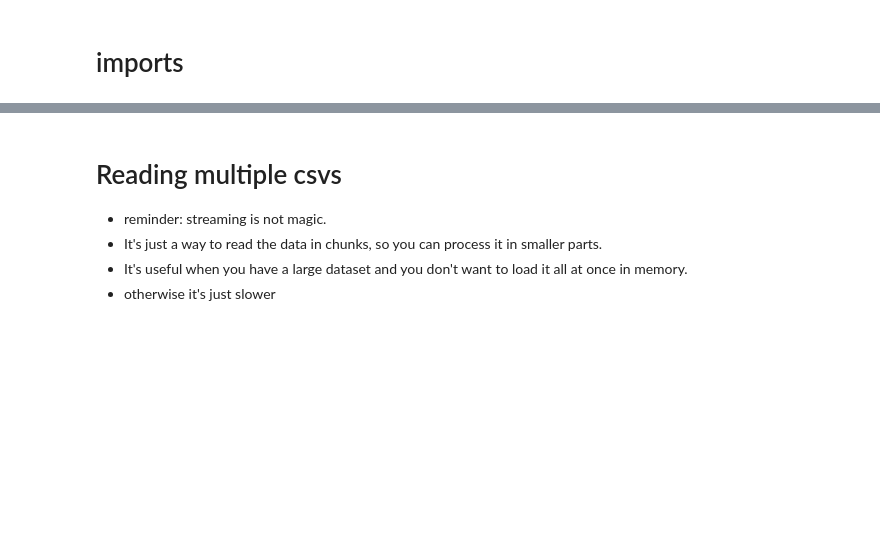
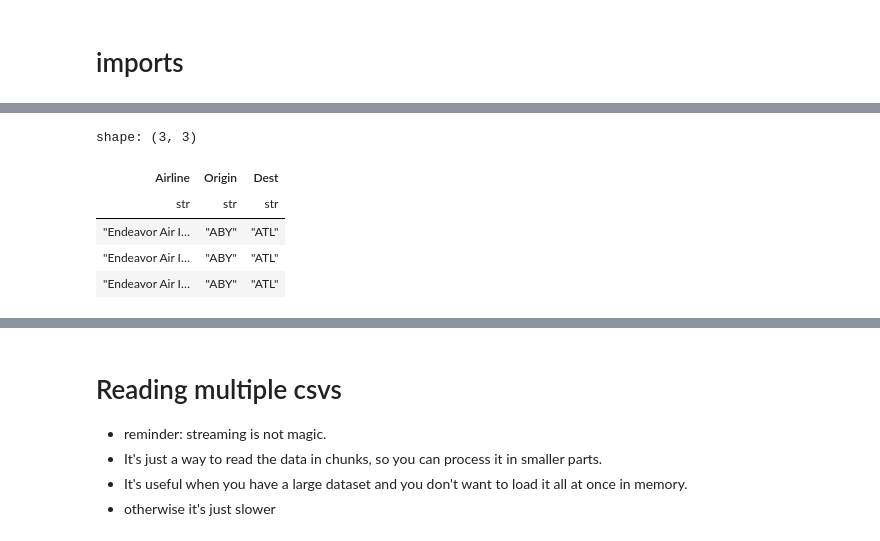
Before and after one commit to igormintz/polars_parquet, a Jupyter notebook: polars_parquet.ipynb, the cells around one changed output, grey strips where cells are left out. Cells and saved outputs as stored; diff of their text form; code cells hidden in the pictures; blank space fills up the shorter version.

```diff
--- a/polars_parquet.ipynb
+++ b/polars_parquet.ipynb
@@ -16,0 +21,3 @@ import os
+# %%
+df = pl.read_csv("/Users/igormintz/Documents/polars_parquet/archive/Combined_Flights_2018.csv")
+df.head(3)
@@ -16,0 +31,10 @@ import os
+# %%
+small_df = df.select(["Airline", "Origin", "Dest"])
+small_df.head(3)
+# %% [output]
+shape: (3, 3)
+| Airline | Origin | Dest |
+| str | str | str |
+| "Endeavor Air I… | "ABY" | "ATL" |
+| "Endeavor Air I… | "ABY" | "ATL" |
+| "Endeavor Air I… | "ABY" | "ATL" |
```
Also changed, not shown: parts of 17 cells of this notebook.
